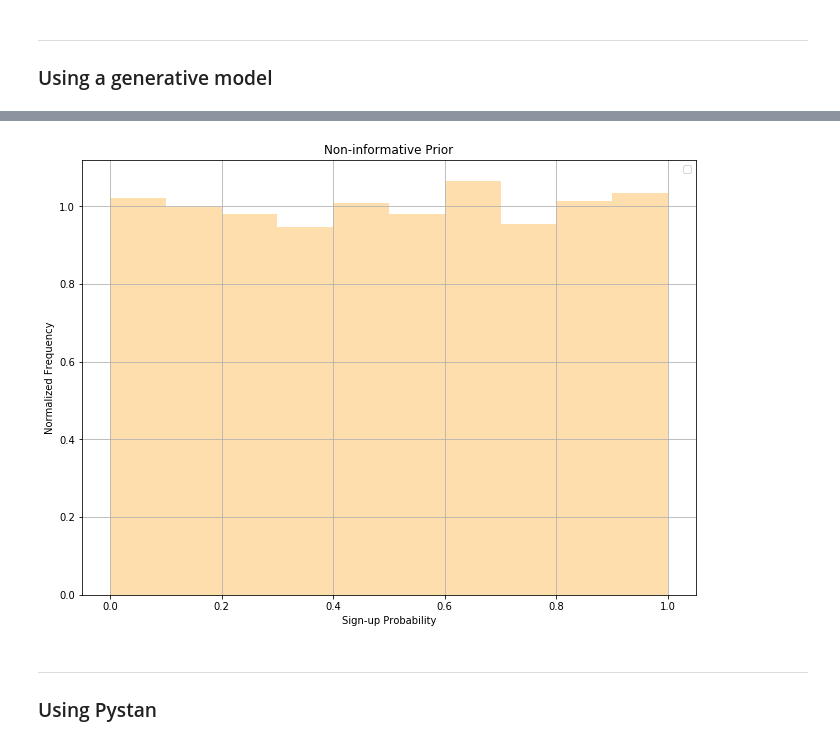
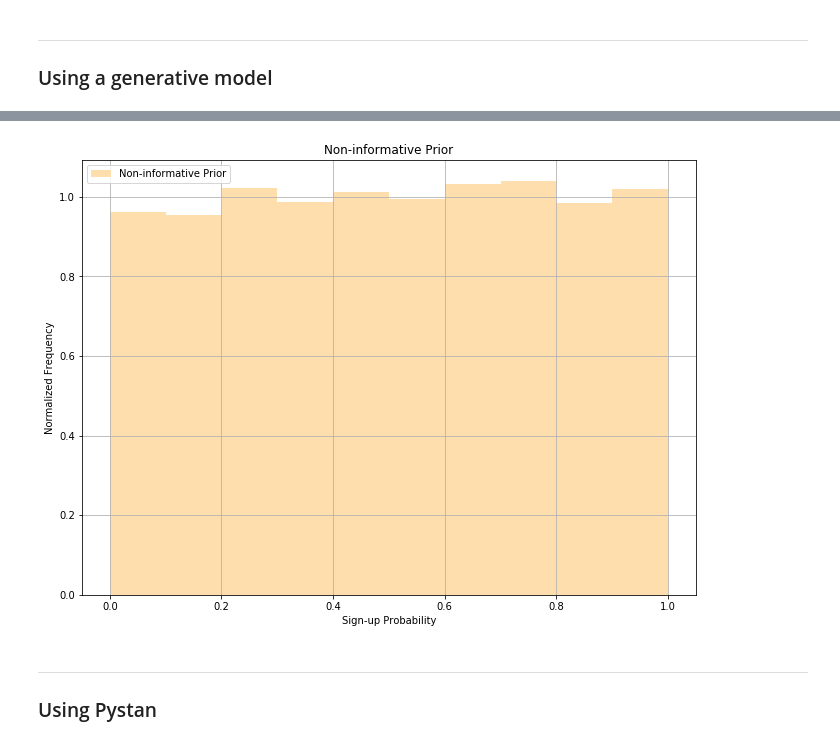
Before and after one commit to mercedes-wu/bayesian_fish_monger, a Jupyter notebook: bayesian_fish_monger.ipynb, the cells around one changed output, grey strips where cells are left out. Drawn from its saved outputs; the diff is of its cells as text; code cells hidden in the pictures.

```diff
--- a/bayesian_fish_monger.ipynb
+++ b/bayesian_fish_monger.ipynb
@@ -33,11 +44,6 @@ def single_plot_format(title='title',xlabel='xlabel',ylabel='ylabel',
     plt.legend()
     plt.show()
 # %%
-# Import libraries
-import pandas as pd
-import numpy as np
-import matplotlib.pyplot as plt
-
 # Number of random draws from the prior
 n_draws = 10000
 
@@ -50,5 +56,6 @@ non_inform_prior = pd.Series(np.random.uniform(0, 1, size = n_draws))
 single_plot_format(title='Non-informative Prior',
                    xlabel='Sign-up Probability',
                    ylabel='Normalized Frequency',
-                   df=non_inform_prior)
+                   df=non_inform_prior,
+                   label='Non-informative Prior')
 # %% [output]
@@ -56,4 +62,4 @@ WARNING:matplotlib.legend:No handles with labels found to put in legend.
-[figure, old version]
+[figure, new version]
 # %%
 # Here you define the generative model.
 def generative_model(prob):
```
Also changed, not shown: parts of 39 cells of this notebook.
